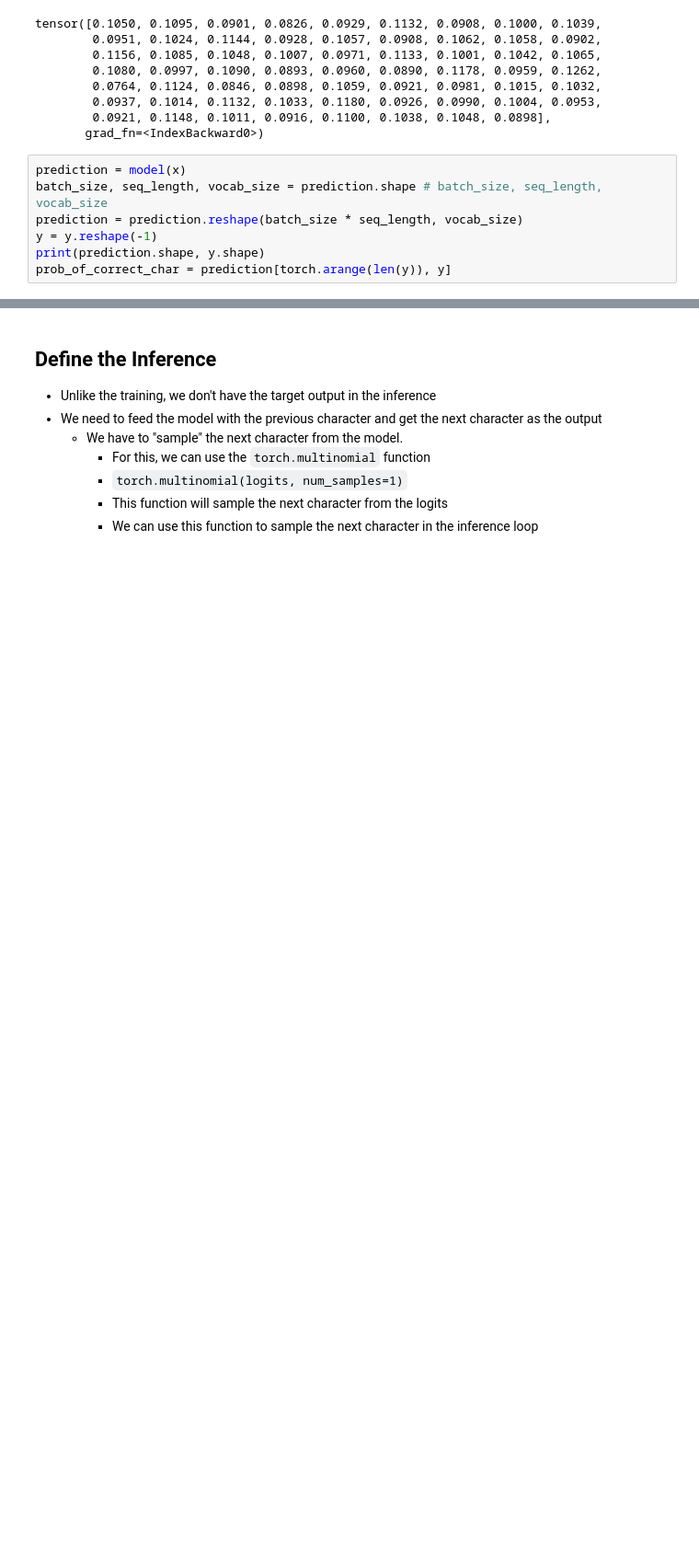
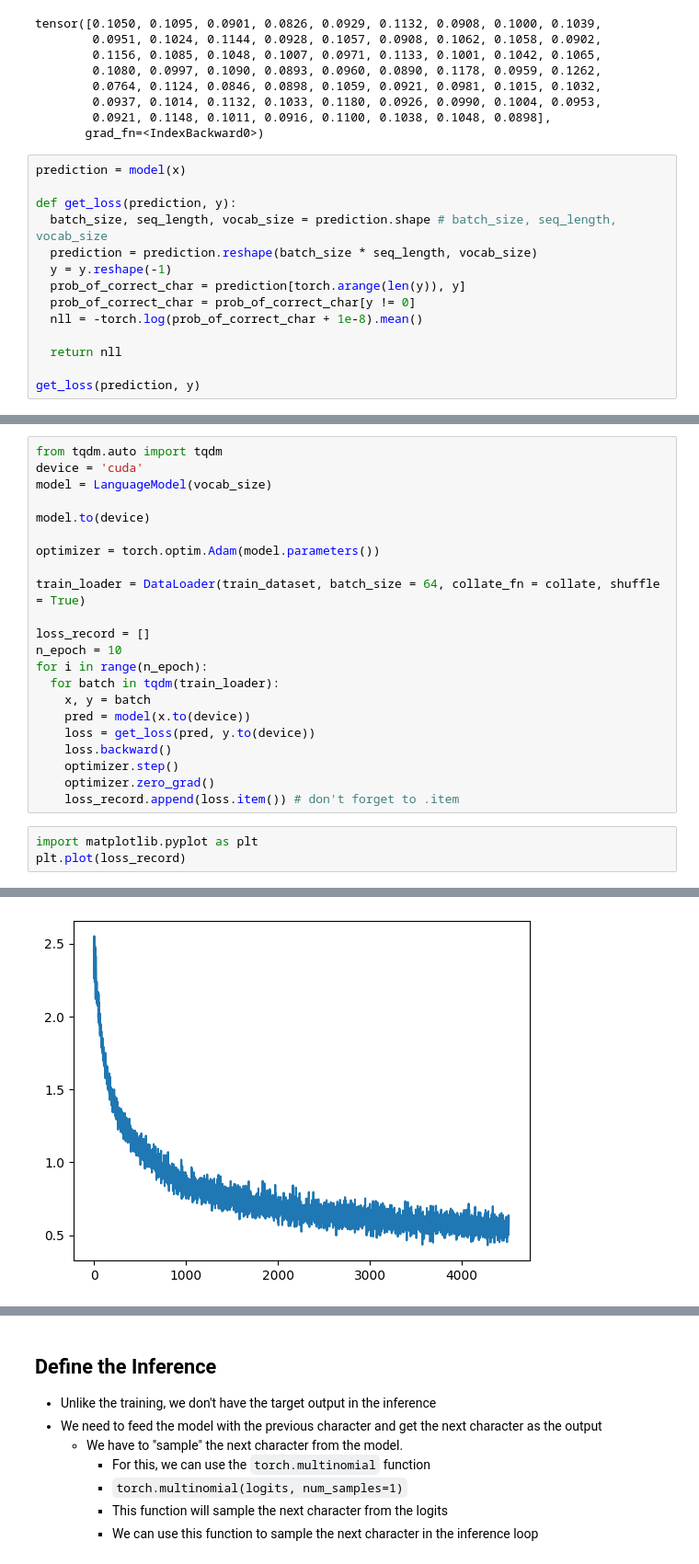
Before and after one commit to ella417/NLP, a Jupyter notebook: 250522_3_language_model.ipynb, the cells around one changed output, grey strips where cells are left out. Shown at 92% size. Cells and saved outputs as stored; diff of their text form; blank space fills up the shorter version.

```diff
--- a/250522_3_language_model.ipynb
+++ b/250522_3_language_model.ipynb
@@ -420,8 +420,15 @@ tensor([0.1050, 0.1095, 0.0901, 0.0826, 0.0929, 0.1132, 0.0908, 0.1000, 0.1039,
        grad_fn=<IndexBackward0>)
 # %%
 prediction = model(x)
-batch_size, seq_length, vocab_size = prediction.shape # batch_size, seq_length, vocab_size
-prediction = prediction.reshape(batch_size * seq_length, vocab_size)
-y = y.reshape(-1)
-print(prediction.shape, y.shape)
-prob_of_correct_char = prediction[torch.arange(len(y)), y]
+
+def get_loss(prediction, y):
+  batch_size, seq_length, vocab_size = prediction.shape # batch_size, seq_length, vocab_size
+  prediction = prediction.reshape(batch_size * seq_length, vocab_size)
+  y = y.reshape(-1)
+  prob_of_correct_char = prediction[torch.arange(len(y)), y]
+  prob_of_correct_char = prob_of_correct_char[y != 0]
+  nll = -torch.log(prob_of_correct_char + 1e-8).mean()
+
+  return nll
+
+get_loss(prediction, y)
@@ -427,0 +437,26 @@ prob_of_correct_char = prediction[torch.arange(len(y)), y]
+# %%
+from tqdm.auto import tqdm
+device = 'cuda'
+model = LanguageModel(vocab_size)
+
+model.to(device)
+
+optimizer = torch.optim.Adam(model.parameters())
+
+train_loader = DataLoader(train_dataset, batch_size = 64, collate_fn = collate, shuffle = True)
+
+loss_record = []
+n_epoch = 10
+for i in range(n_epoch):
+  for batch in tqdm(train_loader):
+    x, y = batch
+    pred = model(x.to(device))
+    loss = get_loss(pred, y.to(device))
+    loss.backward()
+    optimizer.step()
+    optimizer.zero_grad()
+    loss_record.append(loss.item()) # don't forget to .item
+# %%
+import matplotlib.pyplot as plt
+plt.plot(loss_record)
+# %% [output]
@@ -427,0 +464 @@ prob_of_correct_char = prediction[torch.arange(len(y)), y]
+[figure, added]
```
Also changed, not shown: parts of 4 cells of this notebook.
